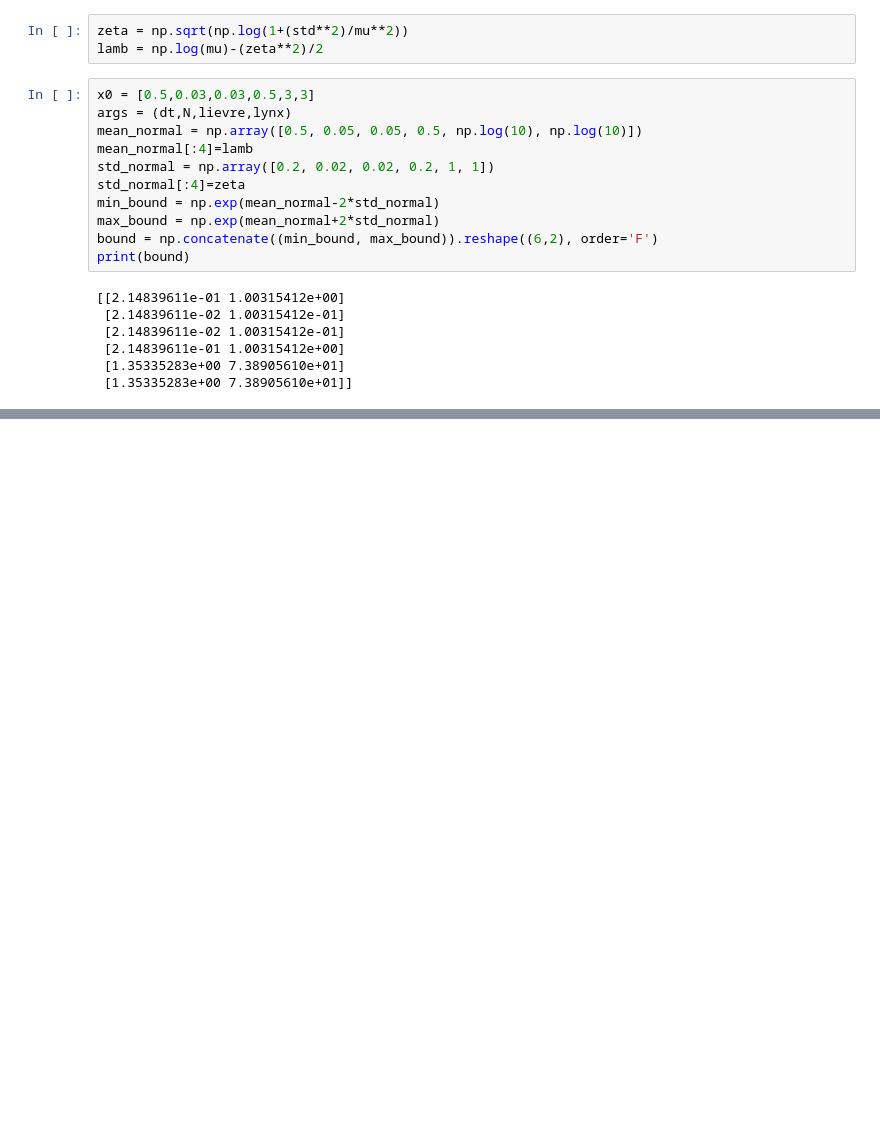
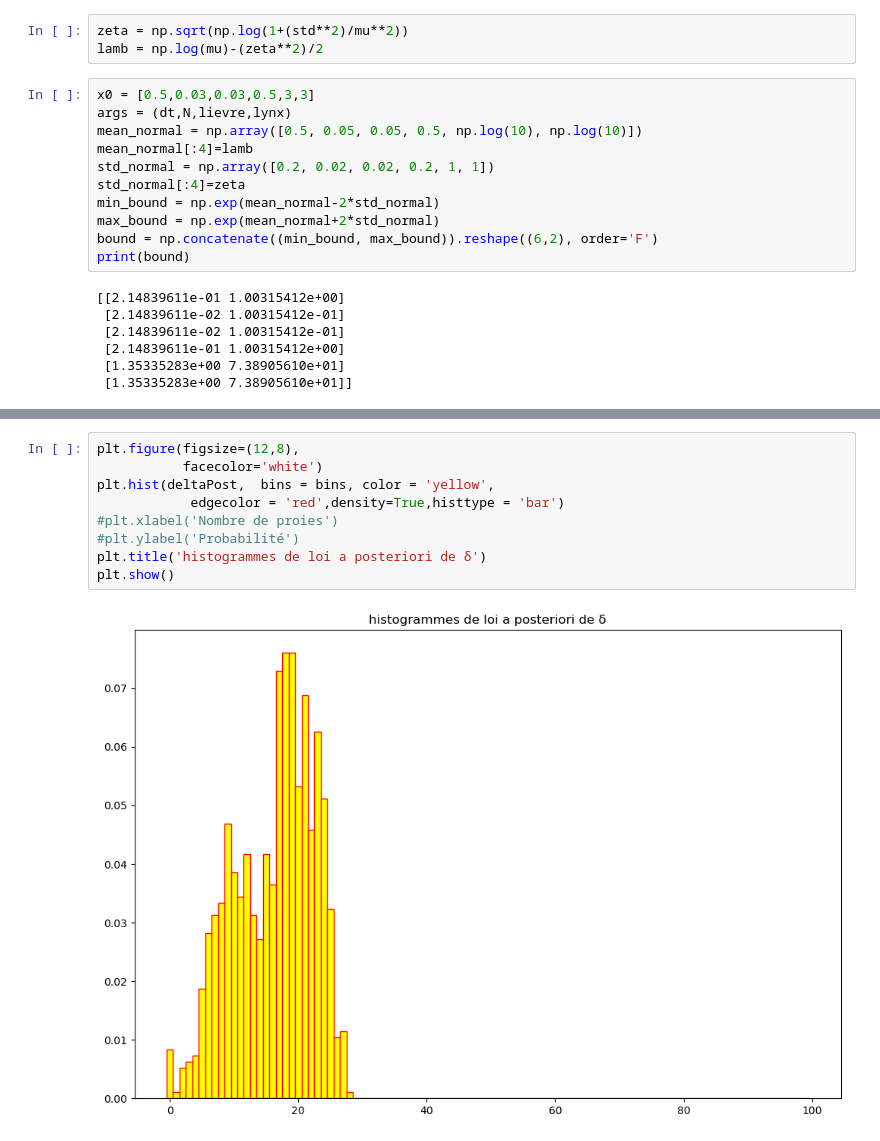
Before and after one commit to ZayedH/MAP568_project, a Jupyter notebook: MAP568.ipynb, the cells around one changed output, grey strips where cells are left out. Saved outputs shown, nothing was run; the diff lists cells and outputs as text; blank space fills up the shorter version.

```diff
--- a/MAP568.ipynb
+++ b/MAP568.ipynb
@@ -257,0 +371,11 @@ plt.show()
+# %%
+plt.figure(figsize=(12,8),
+           facecolor='white')
+plt.hist(deltaPost,  bins = bins, color = 'yellow',
+            edgecolor = 'red',density=True,histtype = 'bar')
+#plt.xlabel('Nombre de proies')
+#plt.ylabel('Probabilité')
+plt.title('histogrammes de loi a posteriori de δ')
+plt.show()
+# %% [output]
+[figure, added]
```
Also changed, not shown: parts of 32 cells of this notebook.
